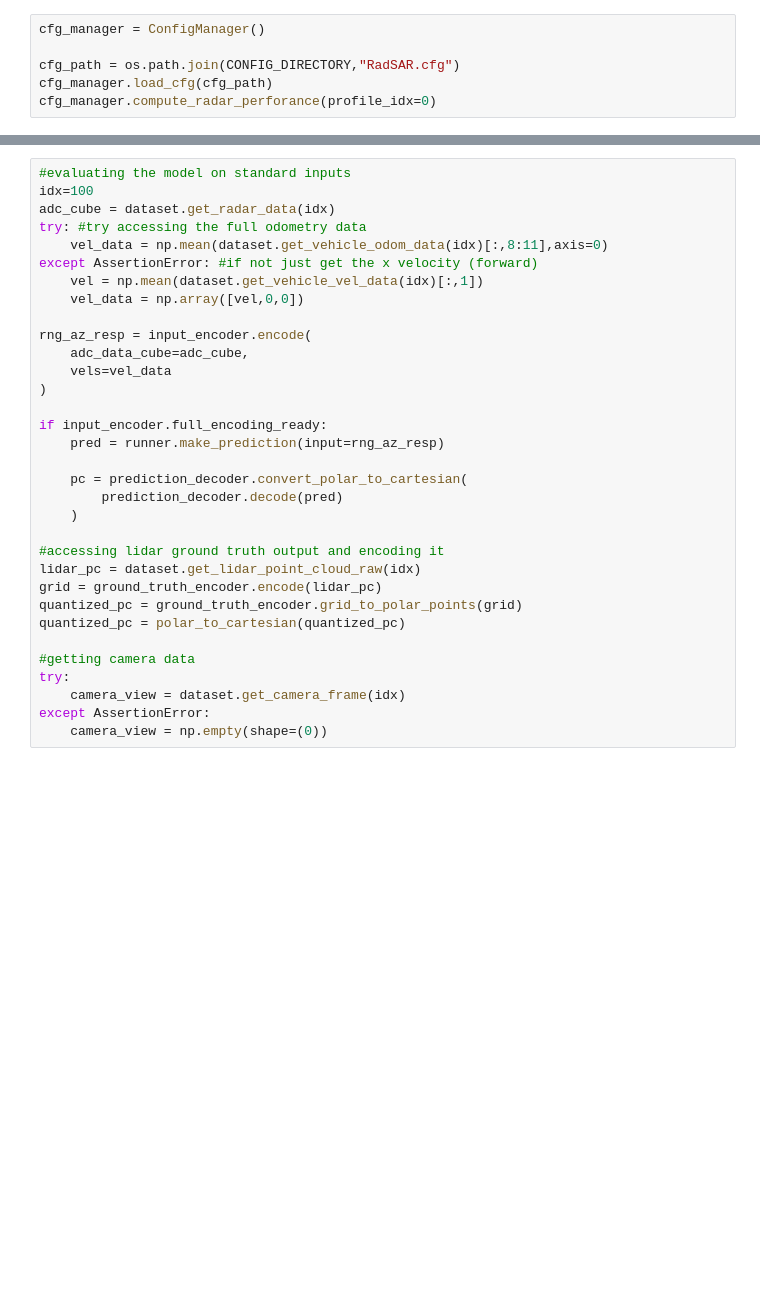
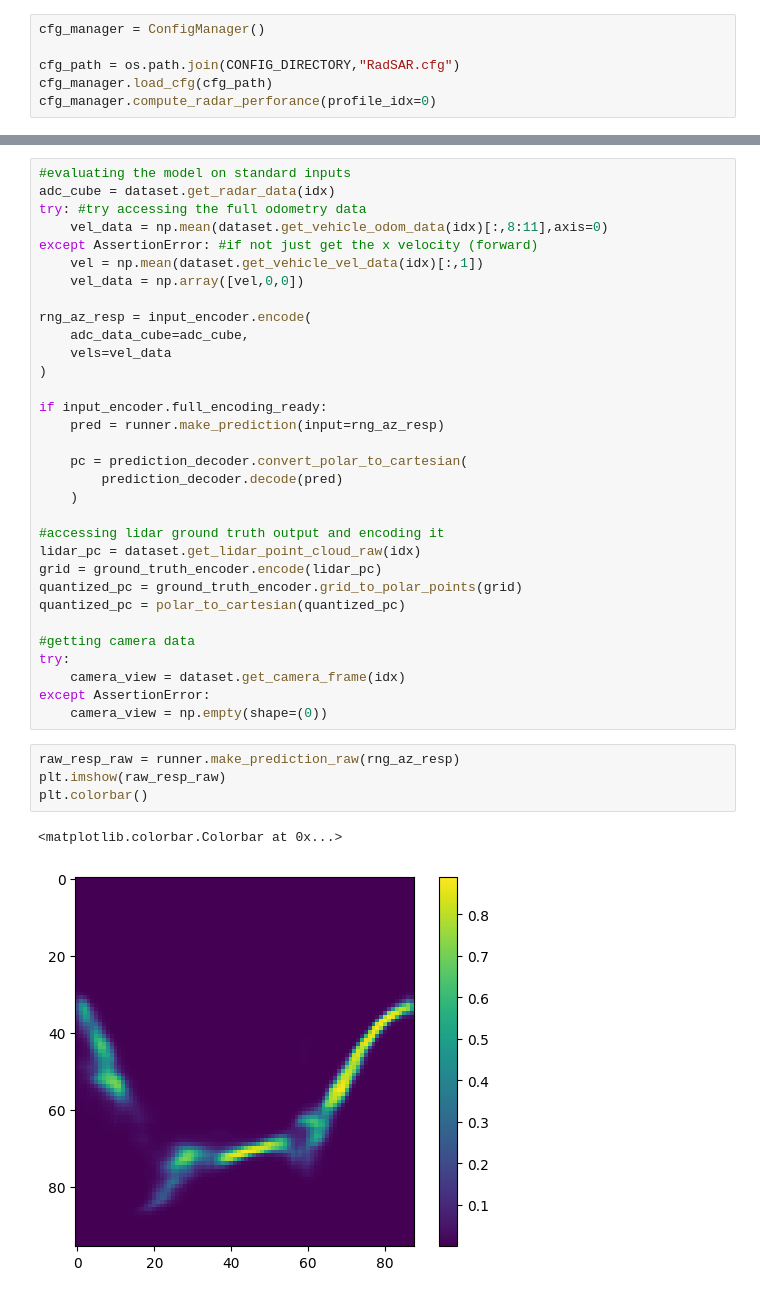
Before and after one commit to davidmhunt/mmwave_model_integrator, a Jupyter notebook: notebooks/testing_radsar.ipynb, the cells around one changed output, grey strips where cells are left out. Saved outputs shown, nothing was run; the diff lists cells and outputs as text; blank space fills up the shorter version.

```diff
--- a/notebooks/testing_radsar.ipynb
+++ b/notebooks/testing_radsar.ipynb
@@ -142,6 +142,5 @@ print(idx)
 # %%
 #evaluating the model on standard inputs
-idx=100
 adc_cube = dataset.get_radar_data(idx)
 try: #try accessing the full odometry data
     vel_data = np.mean(dataset.get_vehicle_odom_data(idx)[:,8:11],axis=0)
@@ -172,6 +171,13 @@ try:
     camera_view = dataset.get_camera_frame(idx)
 except AssertionError:
     camera_view = np.empty(shape=(0))
+# %%
+raw_resp_raw = runner.make_prediction_raw(rng_az_resp)
+plt.imshow(raw_resp_raw)
+plt.colorbar()
+# %% [output]
+<matplotlib.colorbar.Colorbar at 0x...>
+[figure, added]
 # %%
 plotter.plot_compilation(
     input_adc_cube=adc_cube,
```
Also changed, not shown: parts of 8 cells of this notebook, 34 other files.
